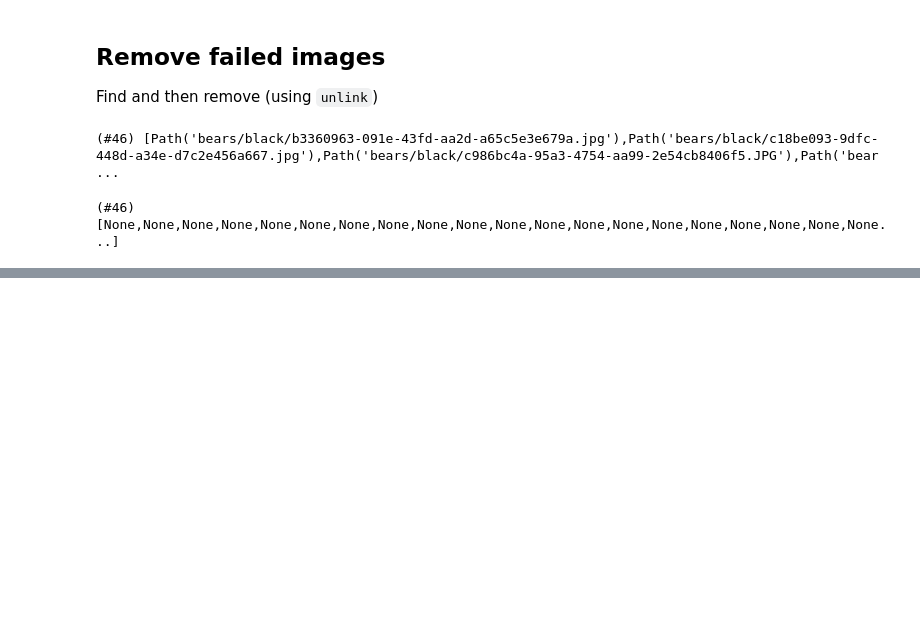
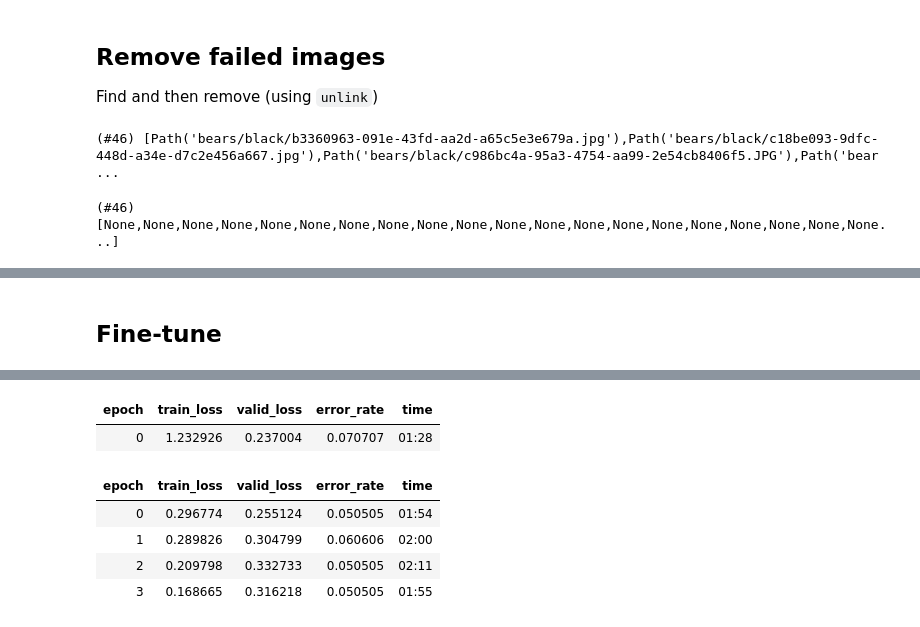
Before and after one commit to ProgramX-NPledger/FastAILearning, a Jupyter notebook: video/chapter-2/chapter-2.ipynb, the cells around one changed output, grey strips where cells are left out. Cells and saved outputs as stored; diff of their text form; code cells hidden in the pictures; blank space fills up the shorter version.

```diff
--- a/video/chapter-2/chapter-2.ipynb
+++ b/video/chapter-2/chapter-2.ipynb
@@ -101,0 +129,6 @@ failed.map(Path.unlink)
+# %% [markdown]
+## Fine-tune
+# %%
+learn = vision_learner(dls, resnet18, metrics=error_rate)
+learn.fine_tune(4)
+# %% [output]
@@ -101,0 +136,7 @@ failed.map(Path.unlink)
+| epoch | train_loss | valid_loss | error_rate | time |
+| 0 | 1.232926 | 0.237004 | 0.070707 | 01:28 |
+| epoch | train_loss | valid_loss | error_rate | time |
+| 0 | 0.296774 | 0.255124 | 0.050505 | 01:54 |
+| 1 | 0.289826 | 0.304799 | 0.060606 | 02:00 |
+| 2 | 0.209798 | 0.332733 | 0.050505 | 02:11 |
+| 3 | 0.168665 | 0.316218 | 0.050505 | 01:55 |
```
Also changed, not shown: parts of 17 cells of this notebook.
